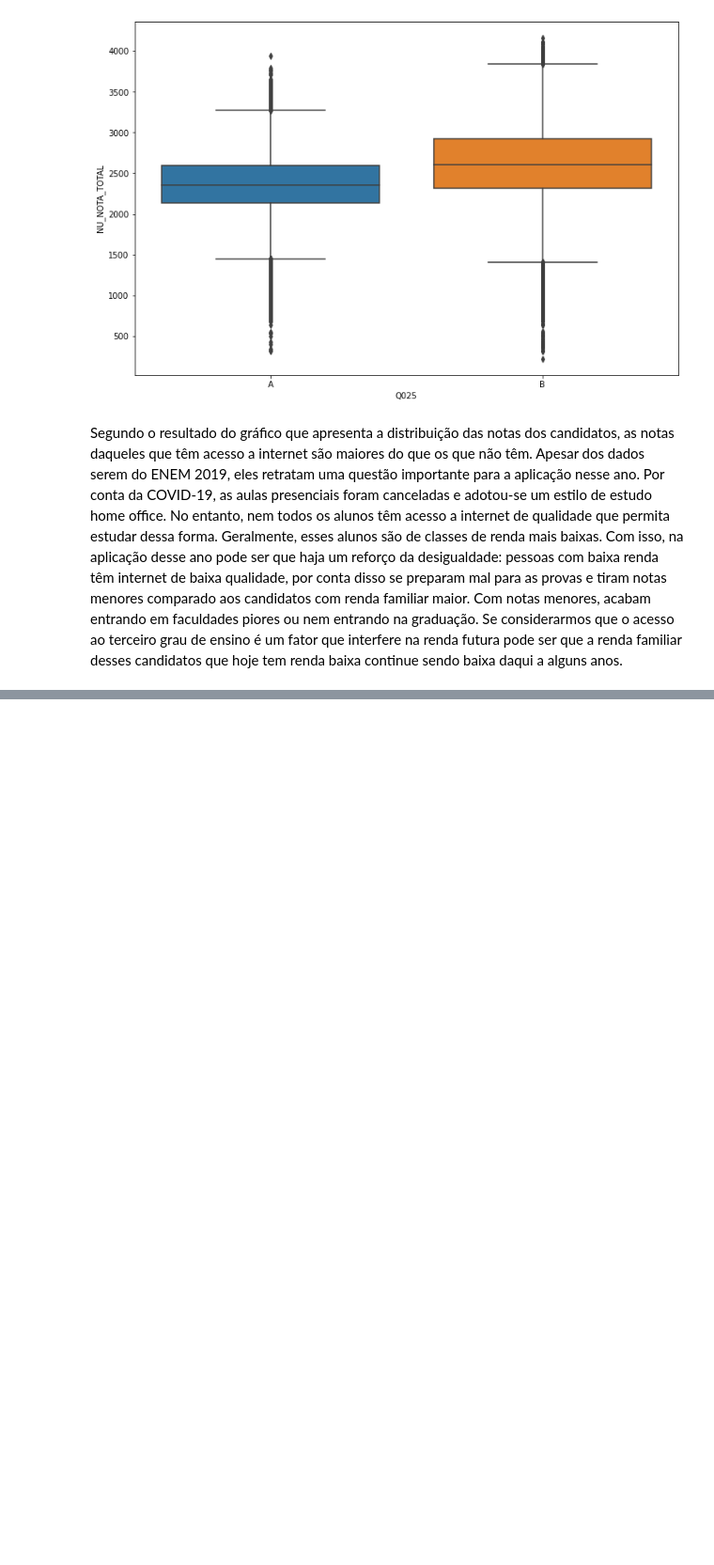
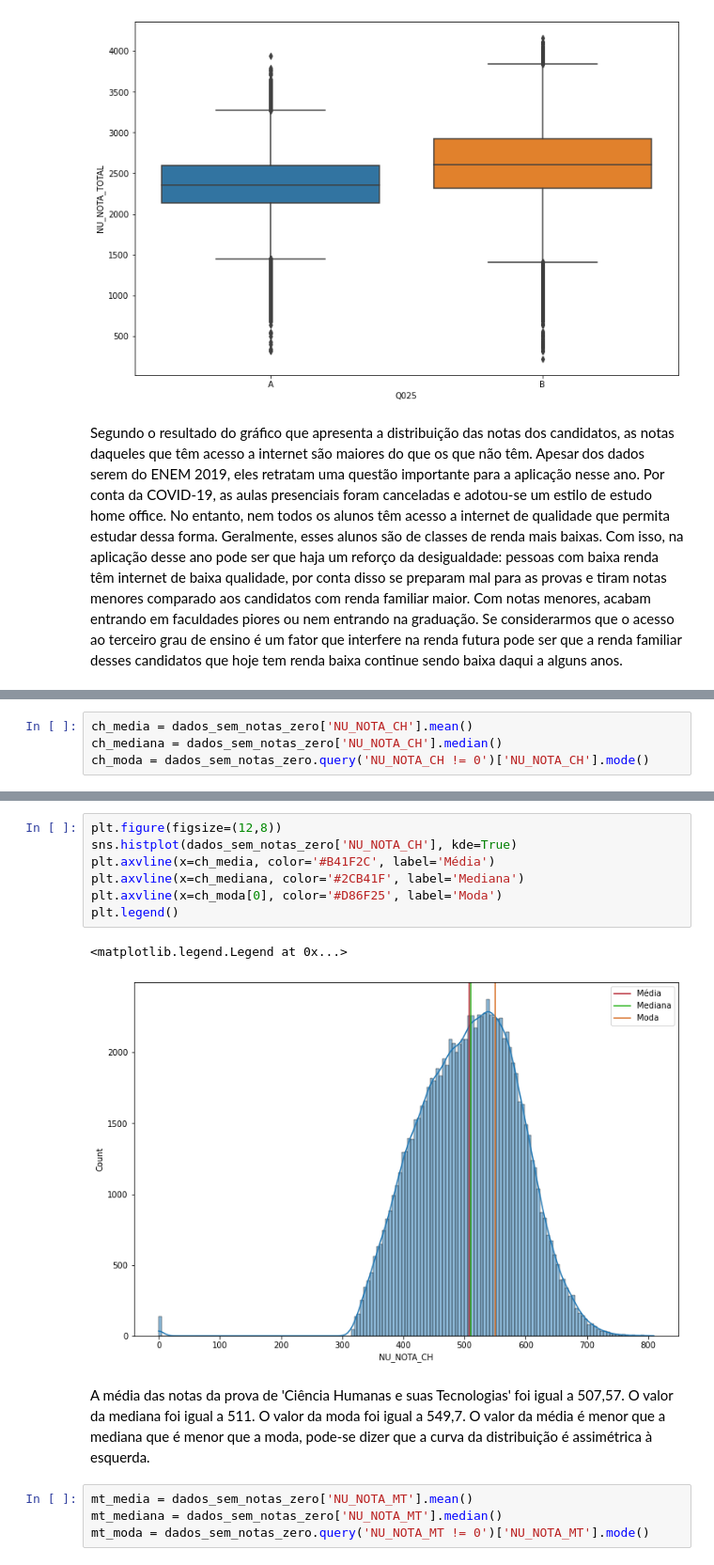
Before and after one commit to agostinhodesena/Imersao_Dados_Alura, a Jupyter notebook: Desafios_Imersao.ipynb, the cells around one changed output, grey strips where cells are left out. Shown at 94% size. Drawn from its saved outputs; the diff is of its cells as text; blank space fills up the shorter version.

```diff
--- a/Desafios_Imersao.ipynb
+++ b/Desafios_Imersao.ipynb
@@ -404,0 +516,4 @@ Segundo o resultado do gráfico que apresenta a distribuição das notas dos can
+# %%
+ch_media = dados_sem_notas_zero['NU_NOTA_CH'].mean()
+ch_mediana = dados_sem_notas_zero['NU_NOTA_CH'].median()
+ch_moda = dados_sem_notas_zero.query('NU_NOTA_CH != 0')['NU_NOTA_CH'].mode()
@@ -404,0 +533,16 @@ Segundo o resultado do gráfico que apresenta a distribuição das notas dos can
+# %%
+plt.figure(figsize=(12,8))
+sns.histplot(dados_sem_notas_zero['NU_NOTA_CH'], kde=True)
+plt.axvline(x=ch_media, color='#B41F2C', label='Média')
+plt.axvline(x=ch_mediana, color='#2CB41F', label='Mediana')
+plt.axvline(x=ch_moda[0], color='#D86F25', label='Moda')
+plt.legend()
+# %% [output]
+<matplotlib.legend.Legend at 0x...>
+[figure, added]
+# %% [markdown]
+A média das notas da prova de 'Ciência Humanas e suas Tecnologias' foi igual a 507,57. O valor da mediana foi igual a 511. O valor da moda foi igual a 549,7. O valor da média é menor que a mediana que é menor que a moda, pode-se dizer que a curva da distribuição é assimétrica à esquerda.
+# %%
+mt_media = dados_sem_notas_zero['NU_NOTA_MT'].mean()
+mt_mediana = dados_sem_notas_zero['NU_NOTA_MT'].median()
+mt_moda = dados_sem_notas_zero.query('NU_NOTA_MT != 0')['NU_NOTA_MT'].mode()
```
Also changed, not shown: parts of 113 cells of this notebook.
